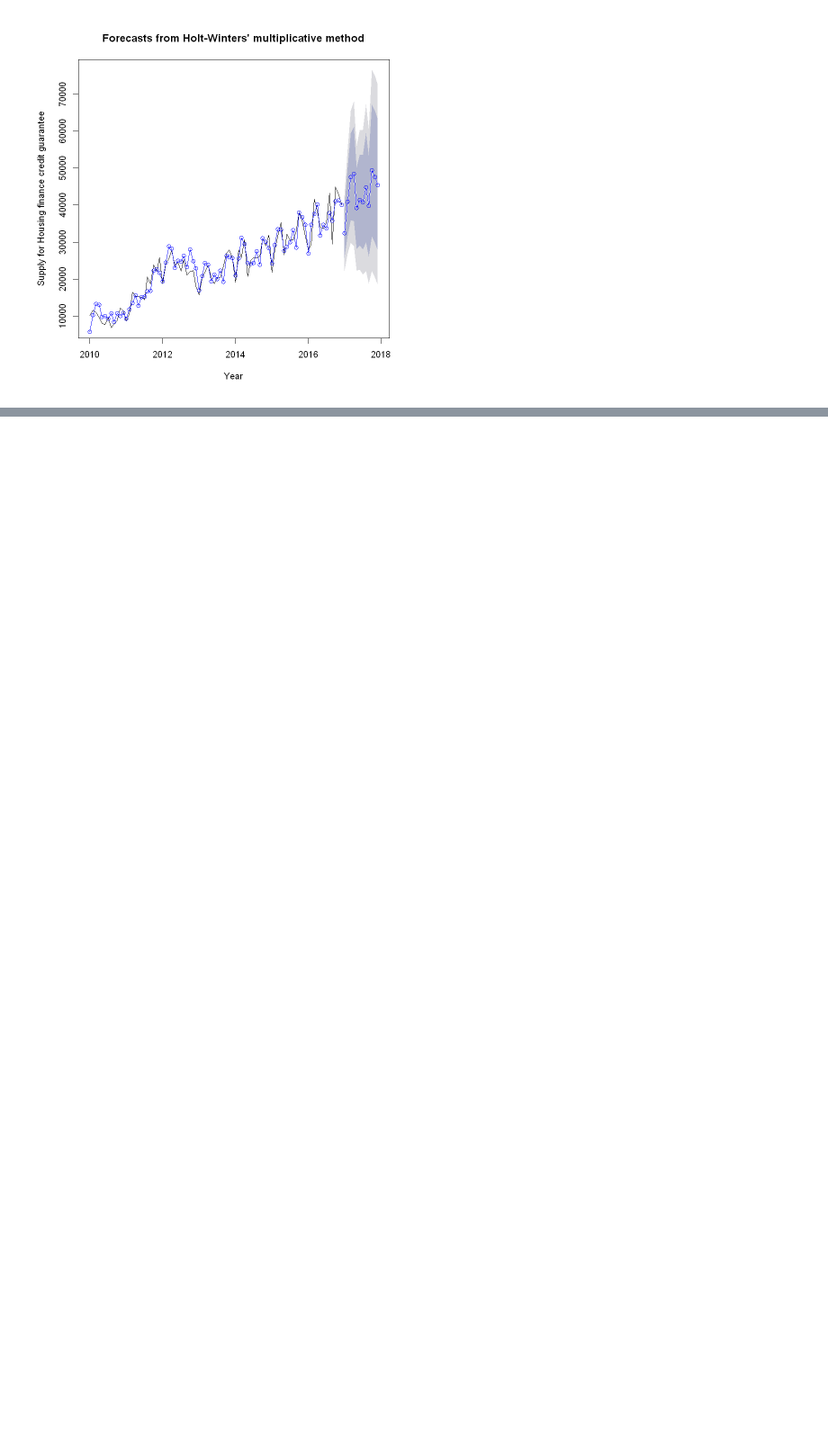
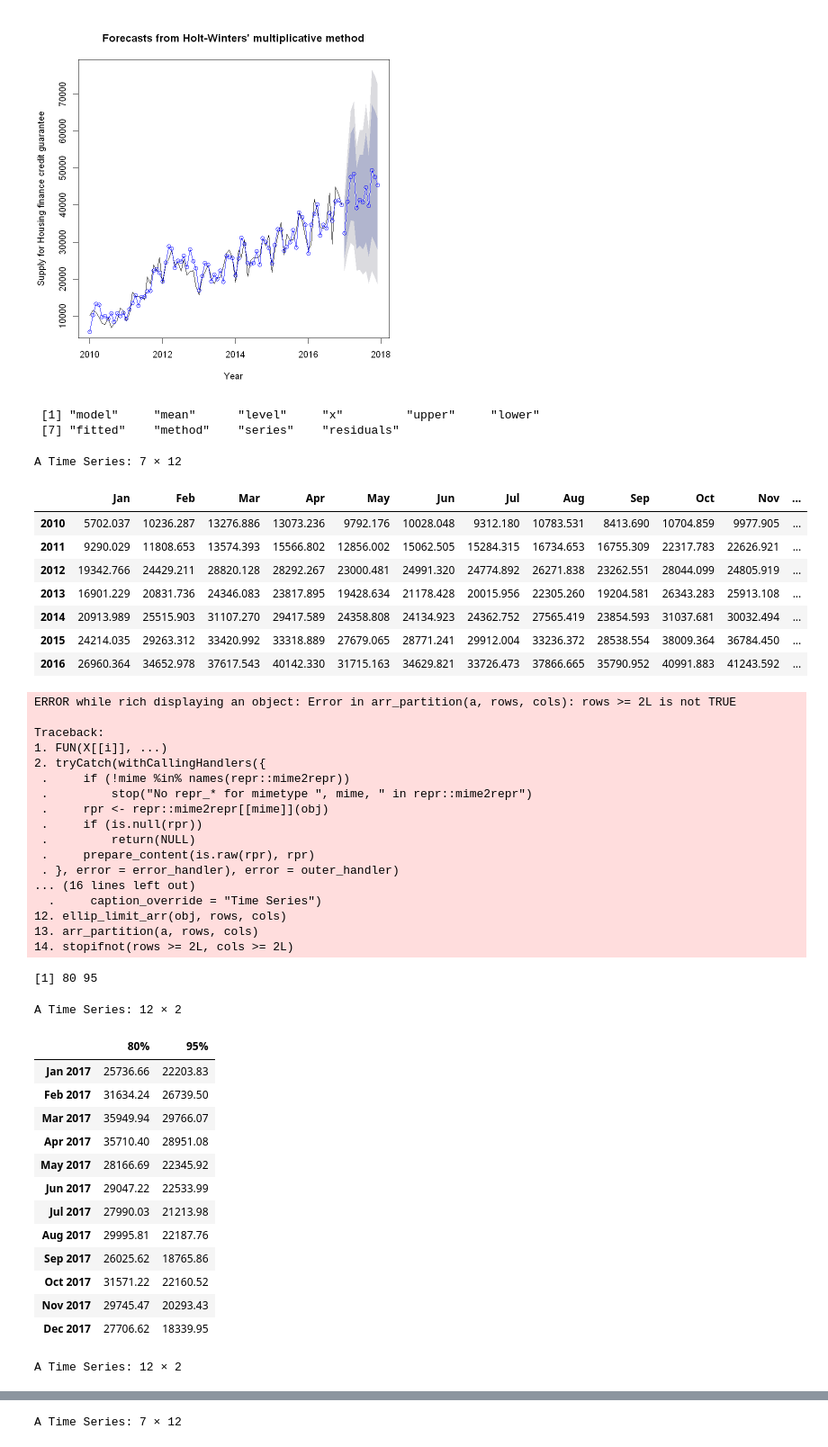
Before and after one commit to ohjinjin/TimeSeries_Lab, a Jupyter notebook: Holt-Winters' seasonal method.ipynb, the cells around one changed output, grey strips where cells are left out. Shown at 90% size. Cells and saved outputs as stored; diff of their text form; code cells hidden in the pictures; blank space fills up the shorter version.

```diff
--- a/Holt-Winters' seasonal method.ipynb
+++ b/Holt-Winters' seasonal method.ipynb
@@ -78,2 +162,64 @@ lines(fit2_guarntee_ts$mean, col="blue", type="o",pch=1, lwd=1)
 # %% [output]
 [figure]
+# %%
+# 모형 내 전체 속성 확인
+names(fit2_guarantee_ts)
+# 모형의 적합된 값 확인
+fit2_guarantee_ts$fitted
+# 모형의 관측치의 평균점(이를 통한 예측 시도)
+fit2_guarantee_ts$mean
+
+# 모형의 신뢰수준
+fit2_guarantee_ts$level
+# 모형의 예측구간 하한값
+fit2_guarantee_ts$lower
+# 모형의 예측구간 상한값
+fit2_guarantee_ts$upper
+
+# 적합된 모델과 원본데이터간 잔차
+fit2_guarantee_ts$residuals
+# %% [output]
+ [1] "model"     "mean"      "level"     "x"         "upper"     "lower"
+ [7] "fitted"    "method"    "series"    "residuals"
+A Time Series: 7 × 12
+|  | Jan | Feb | Mar | Apr | May | Jun | Jul | Aug | Sep | Oct | Nov | ... |
+| 2010 | 5702.037 | 10236.287 | 13276.886 | 13073.236 | 9792.176 | 10028.048 | 9312.180 | 10783.531 | 8413.690 | 10704.859 | 9977.905 | ... |
+| 2011 | 9290.029 | 11808.653 | 13574.393 | 15566.802 | 12856.002 | 15062.505 | 15284.315 | 16734.653 | 16755.309 | 22317.783 | 22626.921 | ... |
+| 2012 | 19342.766 | 24429.211 | 28820.128 | 28292.267 | 23000.481 | 24991.320 | 24774.892 | 26271.838 | 23262.551 | 28044.099 | 24805.919 | ... |
+| 2013 | 16901.229 | 20831.736 | 24346.083 | 23817.895 | 19428.634 | 21178.428 | 20015.956 | 22305.260 | 19204.581 | 26343.283 | 25913.108 | ... |
+| 2014 | 20913.989 | 25515.903 | 31107.270 | 29417.589 | 24358.808 | 24134.923 | 24362.752 | 27565.419 | 23854.593 | 31037.681 | 30032.494 | ... |
+| 2015 | 24214.035 | 29263.312 | 33420.992 | 33318.889 | 27679.065 | 28771.241 | 29912.004 | 33236.372 | 28538.554 | 38009.364 | 36784.450 | ... |
+| 2016 | 26960.364 | 34652.978 | 37617.543 | 40142.330 | 31715.163 | 34629.821 | 33726.473 | 37866.665 | 35790.952 | 40991.883 | 41243.592 | ... |
+ERROR while rich displaying an object: Error in arr_partition(a, rows, cols): rows >= 2L is not TRUE
+
+Traceback:
+1. FUN(X[[i]], ...)
+2. tryCatch(withCallingHandlers({
+ .     if (!mime %in% names(repr::mime2repr))
+ .         stop("No repr_* for mimetype ", mime, " in repr::mime2repr")
+ .     rpr <- repr::mime2repr[[mime]](obj)
+ .     if (is.null(rpr))
+ .         return(NULL)
+ .     prepare_content(is.raw(rpr), rpr)
+ . }, error = error_handler), error = outer_handler)
+... (16 lines left out)
+  .     caption_override = "Time Series")
+12. ellip_limit_arr(obj, rows, cols)
+13. arr_partition(a, rows, cols)
+14. stopifnot(rows >= 2L, cols >= 2L)
+[1] 80 95
+A Time Series: 12 × 2
+|  | 80% | 95% |
+| Jan 2017 | 25736.66 | 22203.83 |
+| Feb 2017 | 31634.24 | 26739.50 |
+| Mar 2017 | 35949.94 | 29766.07 |
+| Apr 2017 | 35710.40 | 28951.08 |
+| May 2017 | 28166.69 | 22345.92 |
+| Jun 2017 | 29047.22 | 22533.99 |
+| Jul 2017 | 27990.03 | 21213.98 |
+| Aug 2017 | 29995.81 | 22187.76 |
+| Sep 2017 | 26025.62 | 18765.86 |
+| Oct 2017 | 31571.22 | 22160.52 |
+| Nov 2017 | 29745.47 | 20293.43 |
+| Dec 2017 | 27706.62 | 18339.95 |
+A Time Series: 12 × 2
@@ -79,0 +239 @@ lines(fit2_guarntee_ts$mean, col="blue", type="o",pch=1, lwd=1)
+A Time Series: 7 × 12
```
Also changed, not shown: parts of 9 cells of this notebook.
